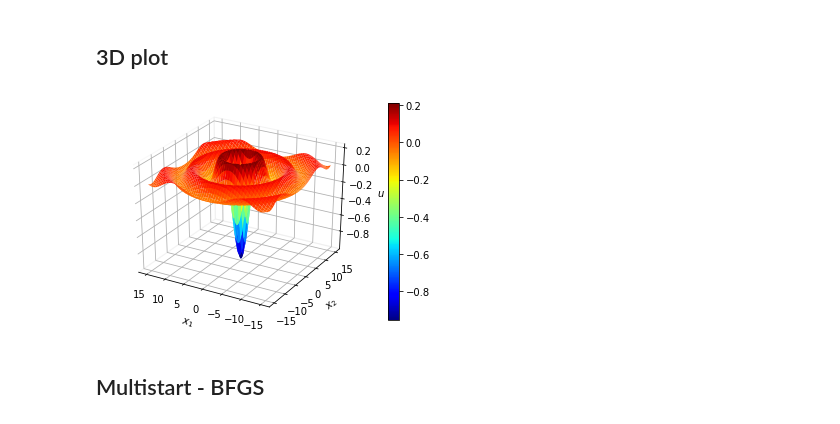
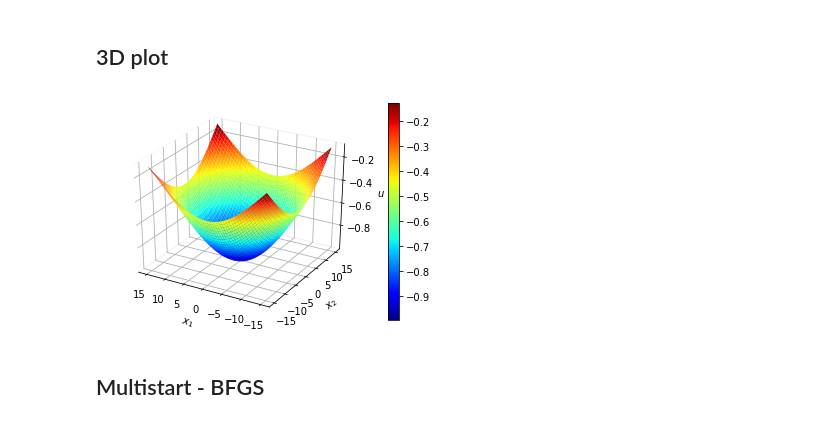
Before and after one commit to NumEconCopenhagen/lectures-2019, a Jupyter notebook: 10/Numerical_optimization.ipynb, the cells around one changed output. Saved outputs shown, nothing was run; the diff lists cells and outputs as text; code cells hidden in the pictures.

```diff
--- a/10/Numerical_optimization.ipynb
+++ b/10/Numerical_optimization.ipynb
@@ -568,32 +568,32 @@ sombrero = lambda x: _sombrero(x[0],x[1])
 # %%
 # a. grids
 x1_vec = np.linspace(-15,15,500)
 x2_vec = np.linspace(-15,15,500)
-x1_grid,x2_grid = np.meshgrid(x1_vec,x2_vec,indexing='ij')
+x1_grid_sombrero,x2_grid_sombrero = np.meshgrid(x1_vec,x2_vec,indexing='ij')
 sombrero_grid = _sombrero(x1_grid,x2_grid)
 
 # b. main
 fig = plt.figure()
 ax = fig.add_subplot(1,1,1,projection='3d')
-cs = ax.plot_surface(x1_grid,x2_grid,sombrero_grid,cmap=cm.jet)
+cs = ax.plot_surface(x1_grid_sombrero,x2_grid_sombrero,sombrero_grid,cmap=cm.jet)
 
 # c. add labels
 ax.set_xlabel('$x_1$')
 ax.set_ylabel('$x_2$')
 ax.set_zlabel('$u$')
 
 # d. invert xaxis
 ax.invert_xaxis()
 
 # e. remove background
 ax.xaxis.pane.fill = False
 ax.yaxis.pane.fill = False
 ax.zaxis.pane.fill = False
 
 # f. colorbar
 fig.colorbar(cs);
 # %% [output]
-[figure, old version]
+[figure, new version]
 # %% [markdown]
 ## Multistart - BFGS
 # %% [markdown]
```
Also changed, not shown: parts of 3 cells of this notebook, 17 other files.
